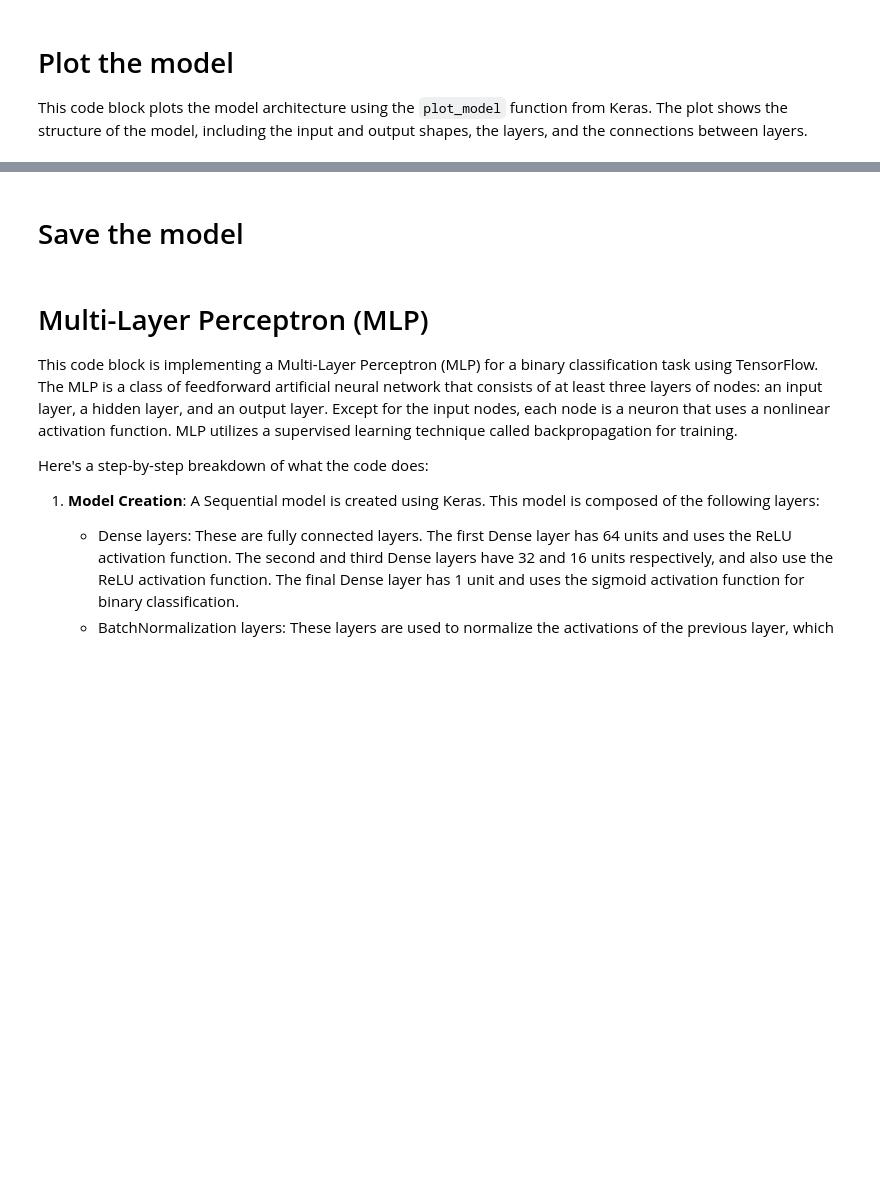
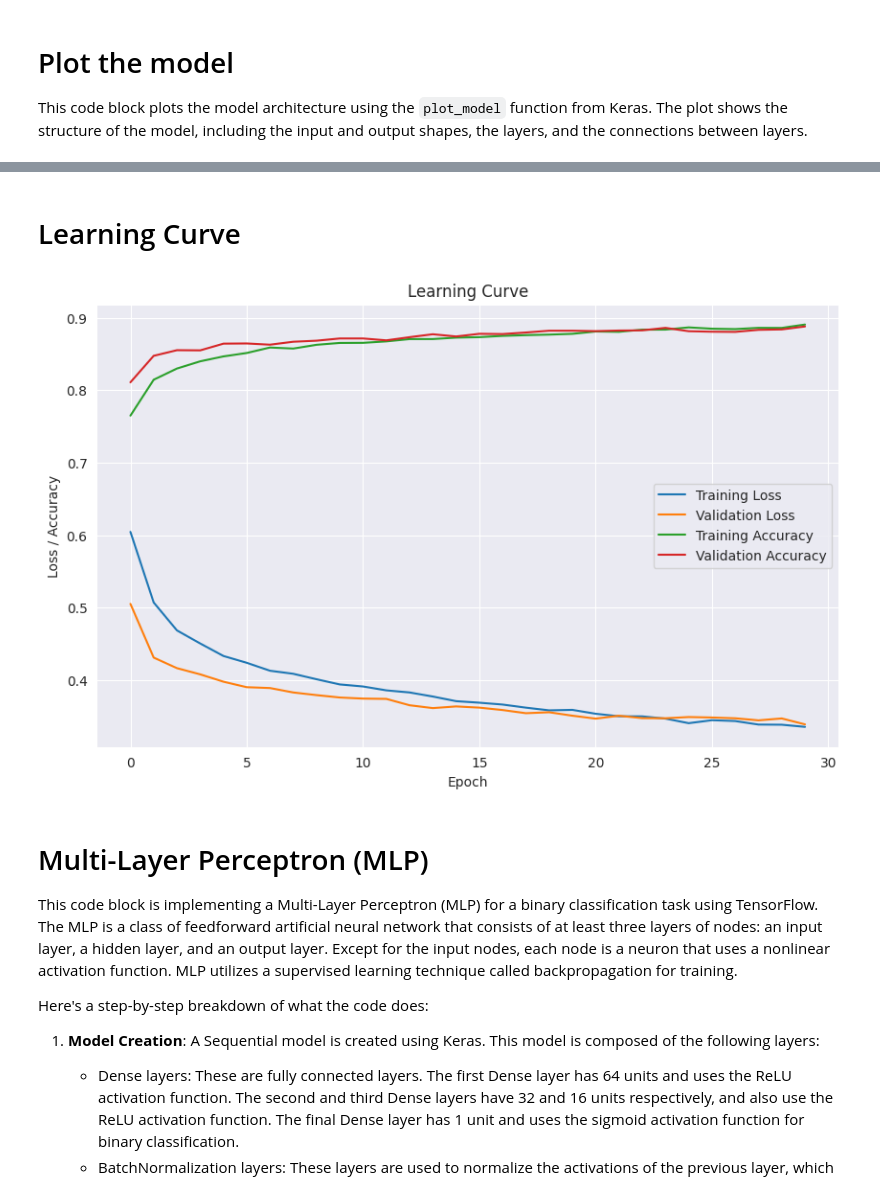
Before and after one commit to Devoalda/CSC3105_Project, a Jupyter notebook: Project_DFT.ipynb, the cells around one changed output, grey strips where cells are left out. Cells and saved outputs as stored; diff of their text form; code cells hidden in the pictures; blank space fills up the shorter version.

Commit message:
Updated Learning curve for CNN

```diff
--- a/Project_DFT.ipynb
+++ b/Project_DFT.ipynb
@@ -819,8 +796,10 @@ plot_model(model, to_file='model_plot.png', show_shapes=True, show_layer_names=T
 # %% [markdown]
-# Save the model
+# Learning Curve
 # %%
-# Save the model
-model.save('CNN.keras')
+# Learning Curve
+plot_learning_curve(history)
+# %% [output]
+[figure, added]
 # %% [markdown]
 # Multi-Layer Perceptron (MLP)
 
```
Also changed, not shown: parts of 9 cells of this notebook.
